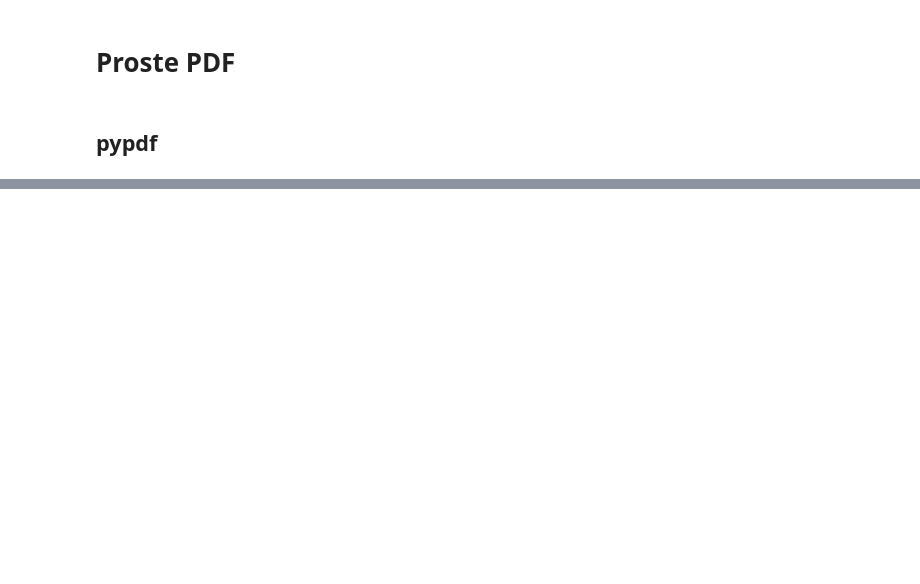
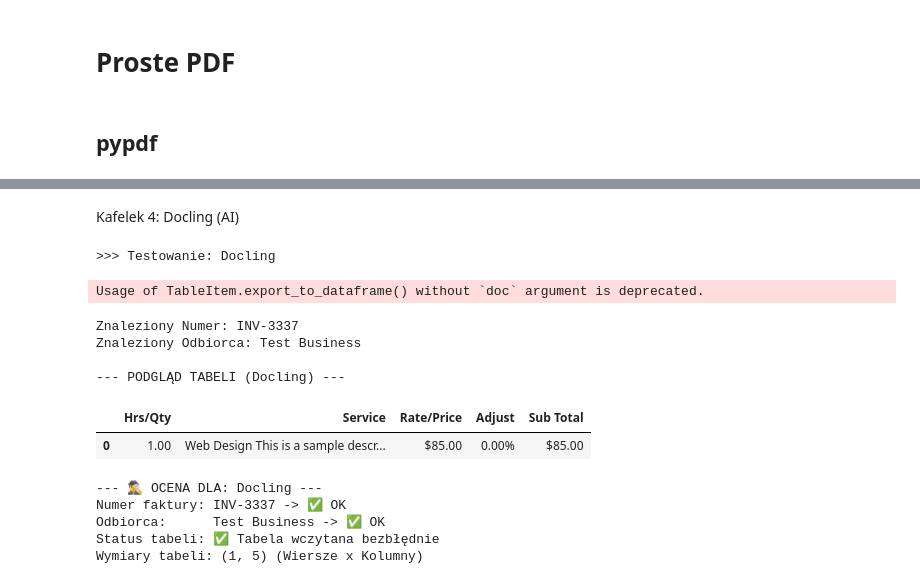
Before and after one commit to kacpro94/PDF-extracting-libraries-comparasion, a Jupyter notebook: projekt.ipynb, the cells around one changed output, grey strips where cells are left out. Saved outputs shown, nothing was run; the diff lists cells and outputs as text; code cells hidden in the pictures; blank space fills up the shorter version.

```diff
--- a/projekt.ipynb
+++ b/projekt.ipynb
@@ -73,0 +482,56 @@ hook up the two...
+# %% [markdown]
+Kafelek 4: Docling (AI)
+# %%
+# --- KAFELEK 4: Docling ---
+print(">>> Testowanie: Docling")
+
+extracted_inv = None
+extracted_rec = None
+extracted_df = None
+
+try:
+    converter = DocumentConverter()
+    res = converter.convert(PDF_PATH)
+
+    # 1. Tekst (Markdown)
+    md_text = res.document.export_to_markdown()
+
+    # Docling jest mądry, szukamy w markdownie
+    if "INV-3337" in md_text: extracted_inv = "INV-3337"
+    if "Test Business" in md_text: extracted_rec = "Test Business"
+
+    # 2. Tabela (Obiektowo)
+    for table in res.document.tables:
+        df = table.export_to_dataframe()
+        if "Service" in df.columns or "Service" in df.to_string():
+            extracted_df = df
+            break
+
+except Exception as e:
+    print(f"Błąd Docling: {e}")
+
+# --- WYNIKI ---
+print(f"Znaleziony Numer: {extracted_inv}")
+print(f"Znaleziony Odbiorca: {extracted_rec}")
+print("\n--- PODGLĄD TABELI (Docling) ---")
+if extracted_df is not None:
+    display(extracted_df)
+else:
+    print("Brak tabeli")
+
+# Ocena
+evaluate_extraction("Docling", extracted_inv, extracted_rec, extracted_df)
+# %% [output]
+>>> Testowanie: Docling
+Usage of TableItem.export_to_dataframe() without `doc` argument is deprecated.
+Znaleziony Numer: INV-3337
+Znaleziony Odbiorca: Test Business
+
+--- PODGLĄD TABELI (Docling) ---
+|  | Hrs/Qty | Service | Rate/Price | Adjust | Sub Total |
+| 0 | 1.00 | Web Design This is a sample descr... | $85.00 | 0.00% | $85.00 |
+--- 🕵️‍♂️ OCENA DLA: Docling ---
+Numer faktury: INV-3337 -> ✅ OK
+Odbiorca:      Test Business -> ✅ OK
+Status tabeli: ✅ Tabela wczytana bezbłędnie
+Wymiary tabeli: (1, 5) (Wiersze x Kolumny)
```
Also changed, not shown: parts of 16 cells of this notebook, 9 other files.
